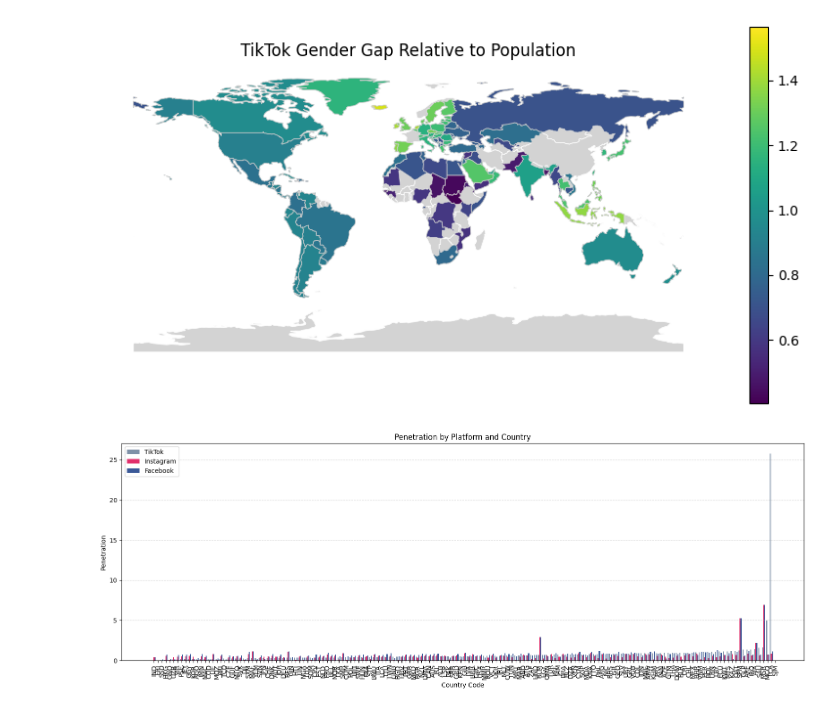
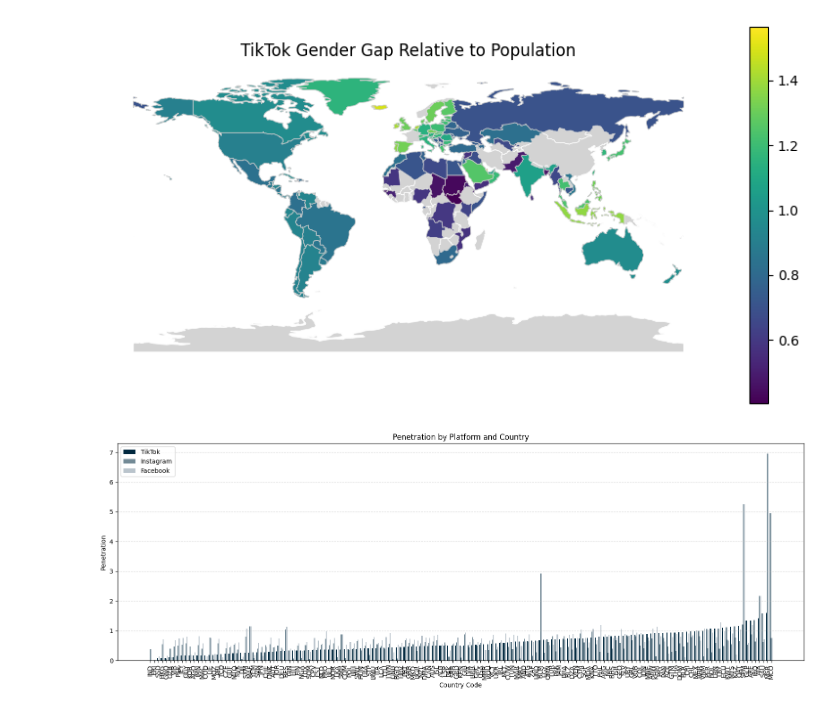
Before and after one commit to hschwed/PDSAI, a Jupyter notebook: src/analyze_data/descriptive_and_graphs.ipynb, the cells around one changed output. Saved outputs shown, nothing was run; the diff lists cells and outputs as text; code cells hidden in the pictures.

```diff
--- a/src/analyze_data/descriptive_and_graphs.ipynb
+++ b/src/analyze_data/descriptive_and_graphs.ipynb
@@ -425,32 +425,34 @@ plt.show()
 # %%
 # Compare penetration side by side
 merged = tt[["iso3", "total_all_pen"]].merge(inst[["iso3", "total_all_pen"]], on="iso3", suffixes=("_tt", "_inst")).merge(fb[["iso3", "total_all_pen"]], on="iso3").rename(columns={"total_all_pen": "total_penetration"})
+merged = merged[~merged["iso3"].isin(["TCA", "SJM"])]
 
 # Sort by TikTok for visual clarity
 merged = merged.sort_values("total_all_pen_tt", ascending=True)
+
 
 # Plot
 x = merged["iso3"]
 x_pos = range(len(x))
 
 plt.figure(figsize=(16, 6))
 bar_width = 0.25
 
-plt.bar([i - bar_width for i in x_pos], merged["total_all_pen_tt"], width=bar_width, label='TikTok', color= '#7F91A7')
-plt.bar(x_pos, merged["total_all_pen_inst"], width=bar_width, label='Instagram', color='#E1306C')
-plt.bar([i + bar_width for i in x_pos], merged["total_penetration"], width=bar_width, label='Facebook', color='#3b5998')
+plt.bar([i - bar_width for i in x_pos], merged["total_all_pen_tt"], width=bar_width, label='TikTok', color= '#01283F')
+plt.bar(x_pos, merged["total_all_pen_inst"], width=bar_width, label='Instagram', color='#738a96')
+plt.bar([i + bar_width for i in x_pos], merged["total_penetration"], width=bar_width, label='Facebook', color='#bac4cc')
 
 plt.xticks(x_pos, x, rotation=90)
 plt.axhline(0, color='gray', linewidth=0.5)
 plt.xlabel("Country Code")
 plt.ylabel("Penetration")
 plt.title("Penetration by Platform and Country")
 plt.legend()
 plt.tight_layout()
 plt.grid(axis='y', linestyle='--', alpha=0.5)
 plt.show()
 # %% [output]
-[figure, old version]
+[figure, new version]
 # %%
 print(tt.loc[tt["iso3"] == "TCA", "total_all"])
 print(pop.loc[pop["iso3"] == "TCA", "total_all"])
```
Also changed, not shown: parts of 9 cells of this notebook.
